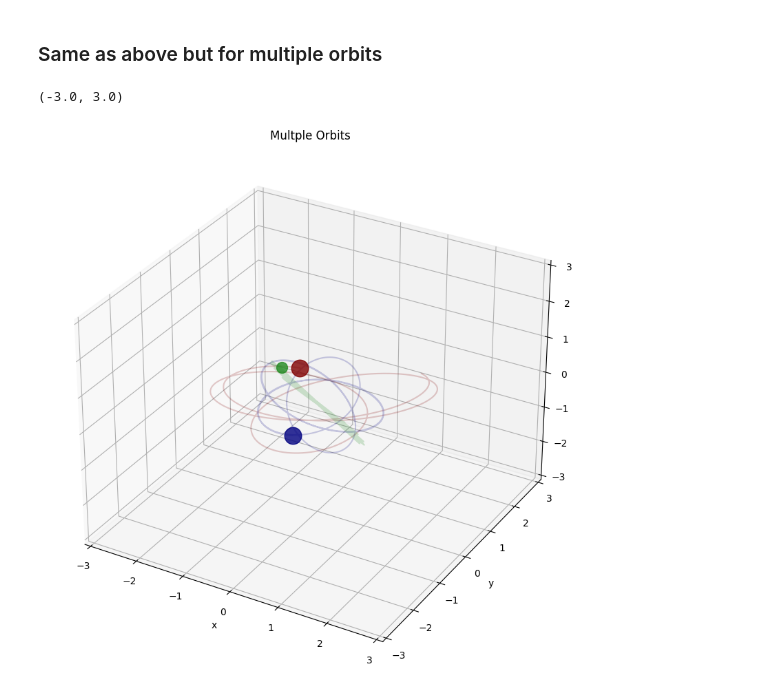
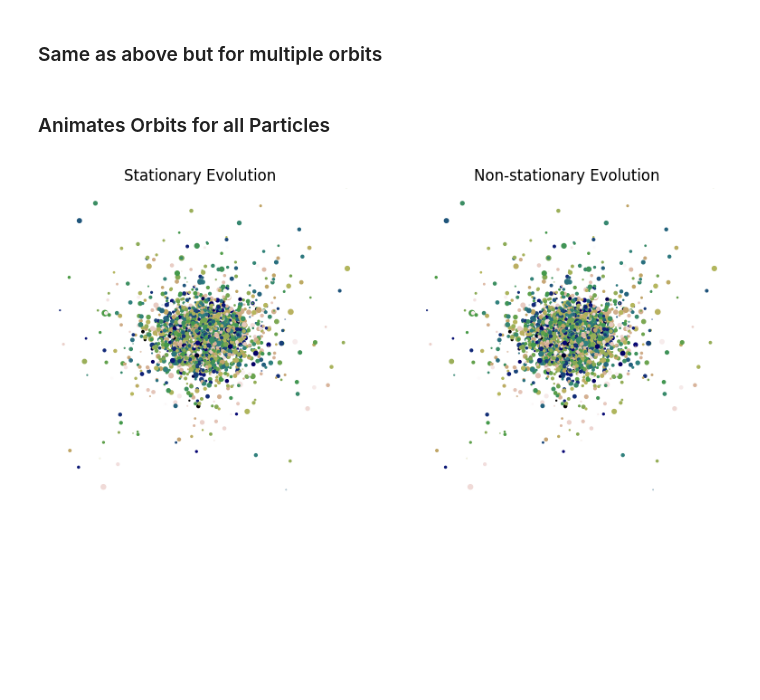
Before and after one commit to ahicks777/DYNAMITE, a Jupyter notebook: orbit_ani.ipynb, the cells around one changed output. Saved outputs shown, nothing was run; the diff lists cells and outputs as text; code cells hidden in the pictures; blank space fills up the shorter version.

```diff
--- a/orbit_ani.ipynb
+++ b/orbit_ani.ipynb
@@ -193,7 +257,7 @@ orbit5 = potential.integrate_orbit(w5, dt=dT, t1=0, t2=T)
 fig = plt.figure(figsize=(12,10))
 ax = plt.axes(projection='3d')
 
-ax.scatter3D(0,0,0, alpha = 1, c= 'black', s = 100, marker = 'x')
+ax.scatter3D(0,0,0, alpha = .5, c= 'black', s = 50 ,  marker = 'x')
 ax.plot3D(orbit1.x, orbit1.y, orbit1.z, alpha = .2, c= c1)
 ax.scatter3D(orbit1.x[-1], orbit1.y[-1], orbit1.z[-1], alpha = .8, c= c1, s = psize1)
 ax.plot3D(orbit2.x, orbit2.y, orbit2.z, alpha = .2, c= c2)
@@ -212,8 +276,5 @@ ax.set_ylabel('y')
 ax.set_xlim(-gridm,gridm)
 ax.set_ylim(-gridm,gridm)
 ax.set_zlim(-gridm,gridm)
-# %% [output]
-(-3.0, 3.0)
-[figure, removed]
 # %%
 for j in range(1,500):
@@ -246,3 +307,49 @@ for j in range(1,500):
 
     fig.savefig('/Users/andyhicks/DYNAMITE/Film/' + str(j))
     plt.close(fig)
+# %% [markdown]
+### Animates Orbits for all Particles
+# %%
+potential1 = gp.PlummerPotential(m = 1, b=b, units = dimensionless)
+potential2 = gp.MilkyWayPotential()
+w0 = gd.PhaseSpacePosition(pos=q.T,vel=p.T)
+orbit1 = potential1.integrate_orbit(w0, dt=.01, t1=0, t2=100)
+orbit2 = potential2.integrate_orbit(w0, dt =.01, t1 =0, t2 = 100)
+# %%
+##
+j = 0
+gridm = 8
+su = 10
+colors = np.arange(n_samples)
+sizes = abs(np.random.normal(1,5,n_samples))
+
+fig = plt.figure(figsize=plt.figaspect(0.5))
+# =============
+# First subplot
+# =============
+# set up the axes for the first plot
+ax = fig.add_subplot(1, 2, 1, projection='3d')
+ax.scatter3D(orbit1.x[j], orbit1.y[j], orbit1.z[j], alpha = 1, c= colors , s = sizes, cmap = 'gist_earth_r')
+ax.set_xlim(-gridm,gridm)
+ax.set_ylim(-gridm,gridm)
+ax.set_zlim(-gridm,gridm)
+ax.set_title('Stationary Evolution')
+ax.grid(False)
+ax.axis(False)
+# ==============
+# Second subplot
+# ==============
+# set up the axes for the second plot
+ax = fig.add_subplot(1, 2, 2, projection='3d')
+
+# plot a 3D wireframe like in the example mplot3d/wire3d_demo
+ax.scatter3D(orbit2.x[j], orbit2.y[j], orbit2.z[j], alpha = 1, c= colors , s = sizes, cmap = 'gist_earth_r')
+ax.set_xlim(-gridm,gridm)
+ax.set_ylim(-gridm,gridm)
+ax.set_zlim(-gridm,gridm)
+ax.set_title('Non-stationary Evolution')
+ax.grid(False)
+ax.axis(False)
+plt.show()
+# %% [output]
+[figure, added]
```
Also changed, not shown: parts of 11 cells of this notebook, 2 other files.
